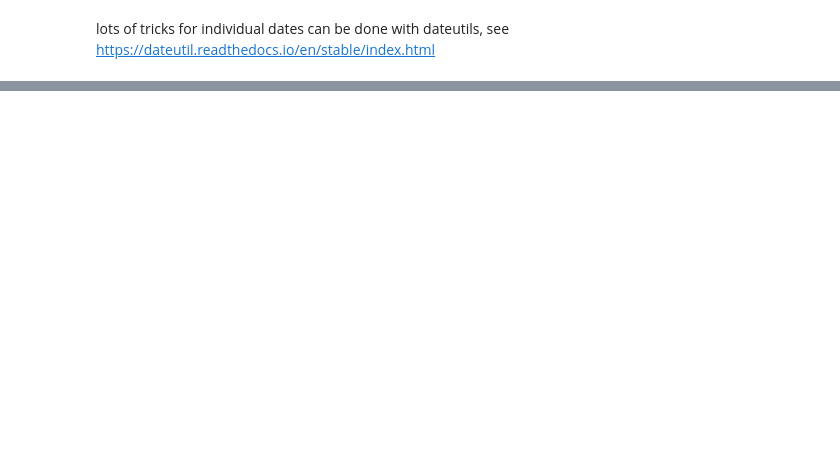
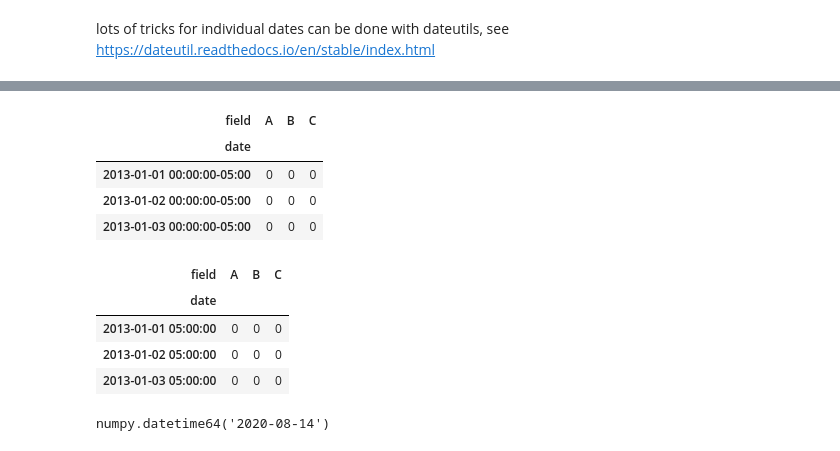
Before and after one commit to ghost368/notebooks, a Jupyter notebook: notebooks/datetime_guide.ipynb, the cells around one changed output, grey strips where cells are left out. Saved outputs shown, nothing was run; the diff lists cells and outputs as text; code cells hidden in the pictures; blank space fills up the shorter version.

```diff
--- a/notebooks/datetime_guide.ipynb
+++ b/notebooks/datetime_guide.ipynb
@@ -214,0 +500,2 @@ all_timezones[:15]  # list of all timezones
+# %%
+xarr = xr.DataArray(df)
@@ -214,0 +512,20 @@ all_timezones[:15]  # list of all timezones
+# %%
+df_new = xarr.to_pandas()
+df_new.index = df_new.index.tz_localize('UTC').tz_convert('US/Eastern')
+df_new
+df
+# %% [output]
+| field | A | B | C |
+| date |  |  |  |
+| 2013-01-01 00:00:00-05:00 | 0 | 0 | 0 |
+| 2013-01-02 00:00:00-05:00 | 0 | 0 | 0 |
+| 2013-01-03 00:00:00-05:00 | 0 | 0 | 0 |
+| field | A | B | C |
+| date |  |  |  |
+| 2013-01-01 05:00:00 | 0 | 0 | 0 |
+| 2013-01-02 05:00:00 | 0 | 0 | 0 |
+| 2013-01-03 05:00:00 | 0 | 0 | 0 |
+# %%
+d
+# %% [output]
+numpy.datetime64('2020-08-14')
```
Also changed, not shown: parts of 83 cells of this notebook, 7 other files.
